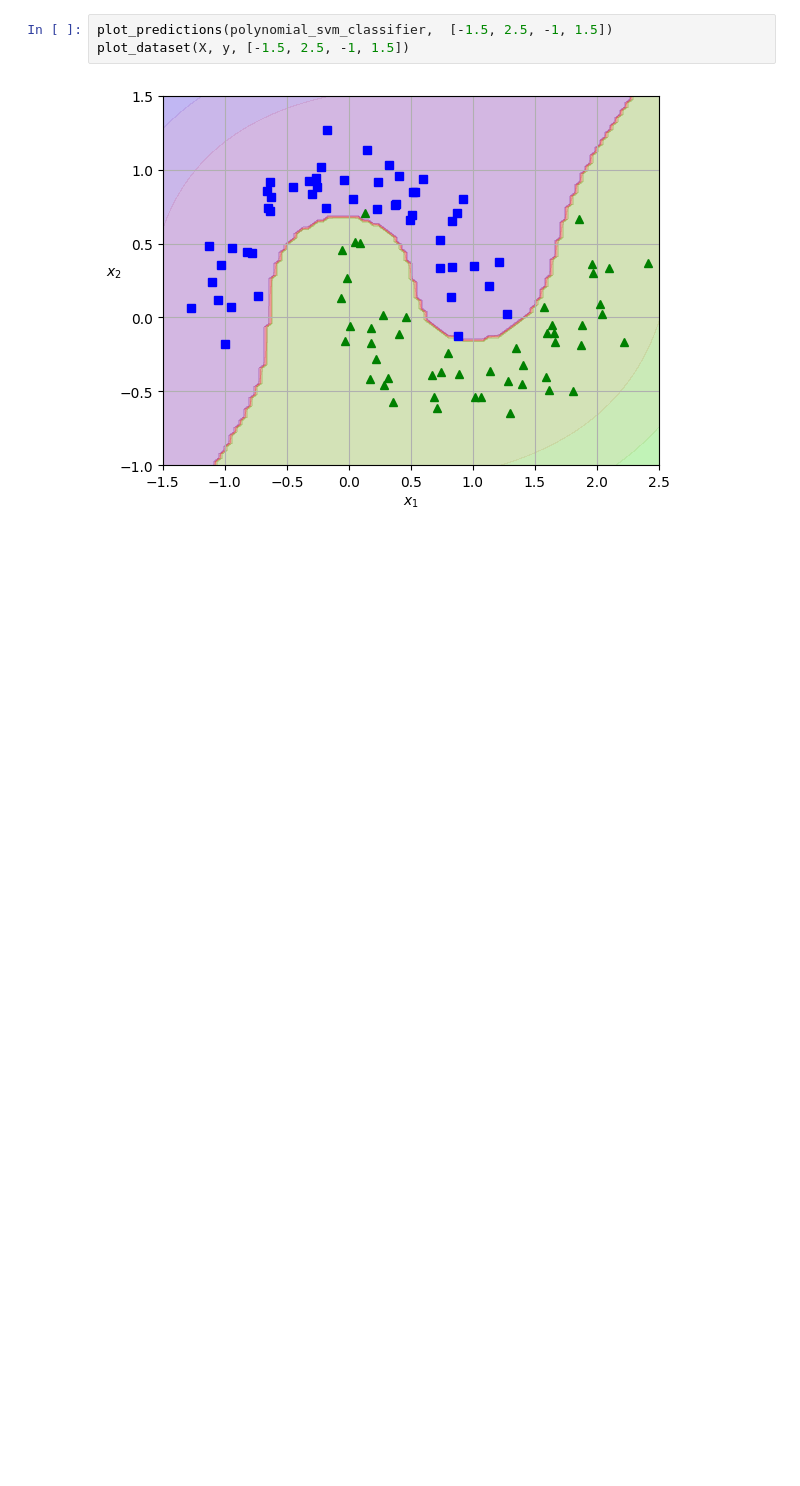
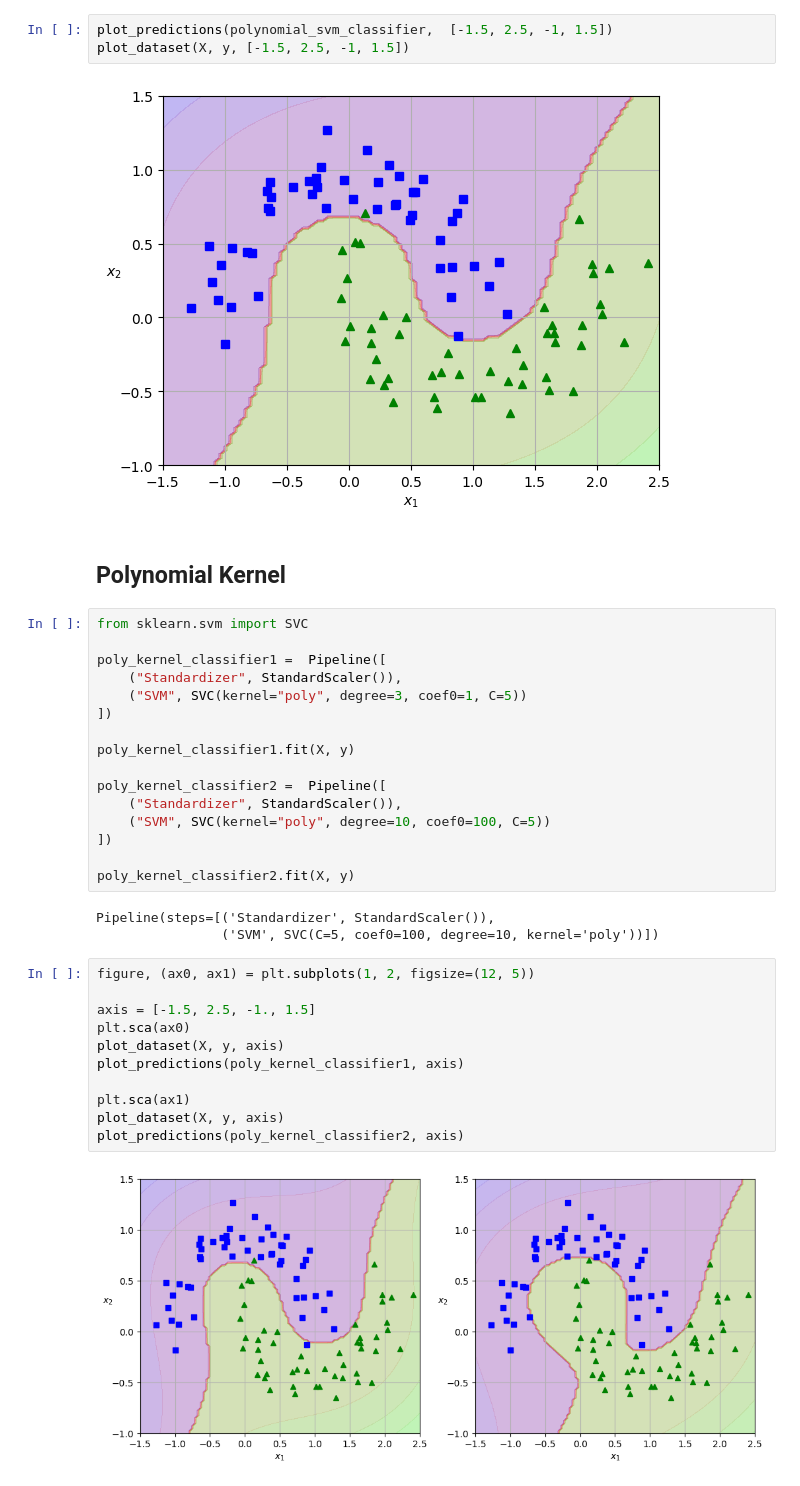
Before and after one commit to william-barros-costa/hands_on_machine_learning, a Jupyter notebook: 1_fundamentals_of_machine_learning/chapter5.ipynb, the cells around one changed output. Cells and saved outputs as stored; diff of their text form; blank space fills up the shorter version.

```diff
--- a/1_fundamentals_of_machine_learning/chapter5.ipynb
+++ b/1_fundamentals_of_machine_learning/chapter5.ipynb
@@ -212,3 +212,37 @@ plot_predictions(polynomial_svm_classifier,  [-1.5, 2.5, -1, 1.5])
 plot_dataset(X, y, [-1.5, 2.5, -1, 1.5])
 # %% [output]
 [figure]
+# %% [markdown]
+## Polynomial Kernel
+# %%
+from sklearn.svm import SVC
+
+poly_kernel_classifier1 =  Pipeline([
+    ("Standardizer", StandardScaler()),
+    ("SVM", SVC(kernel="poly", degree=3, coef0=1, C=5))
+])
+
+poly_kernel_classifier1.fit(X, y)
+
+poly_kernel_classifier2 =  Pipeline([
+    ("Standardizer", StandardScaler()),
+    ("SVM", SVC(kernel="poly", degree=10, coef0=100, C=5))
+])
+
+poly_kernel_classifier2.fit(X, y)
+# %% [output]
+Pipeline(steps=[('Standardizer', StandardScaler()),
+                ('SVM', SVC(C=5, coef0=100, degree=10, kernel='poly'))])
+# %%
+figure, (ax0, ax1) = plt.subplots(1, 2, figsize=(12, 5))
+
+axis = [-1.5, 2.5, -1., 1.5]
+plt.sca(ax0)
+plot_dataset(X, y, axis)
+plot_predictions(poly_kernel_classifier1, axis)
+
+plt.sca(ax1)
+plot_dataset(X, y, axis)
+plot_predictions(poly_kernel_classifier2, axis)
+# %% [output]
+[figure, added]
```
Also changed, not shown: parts of 8 cells of this notebook.
